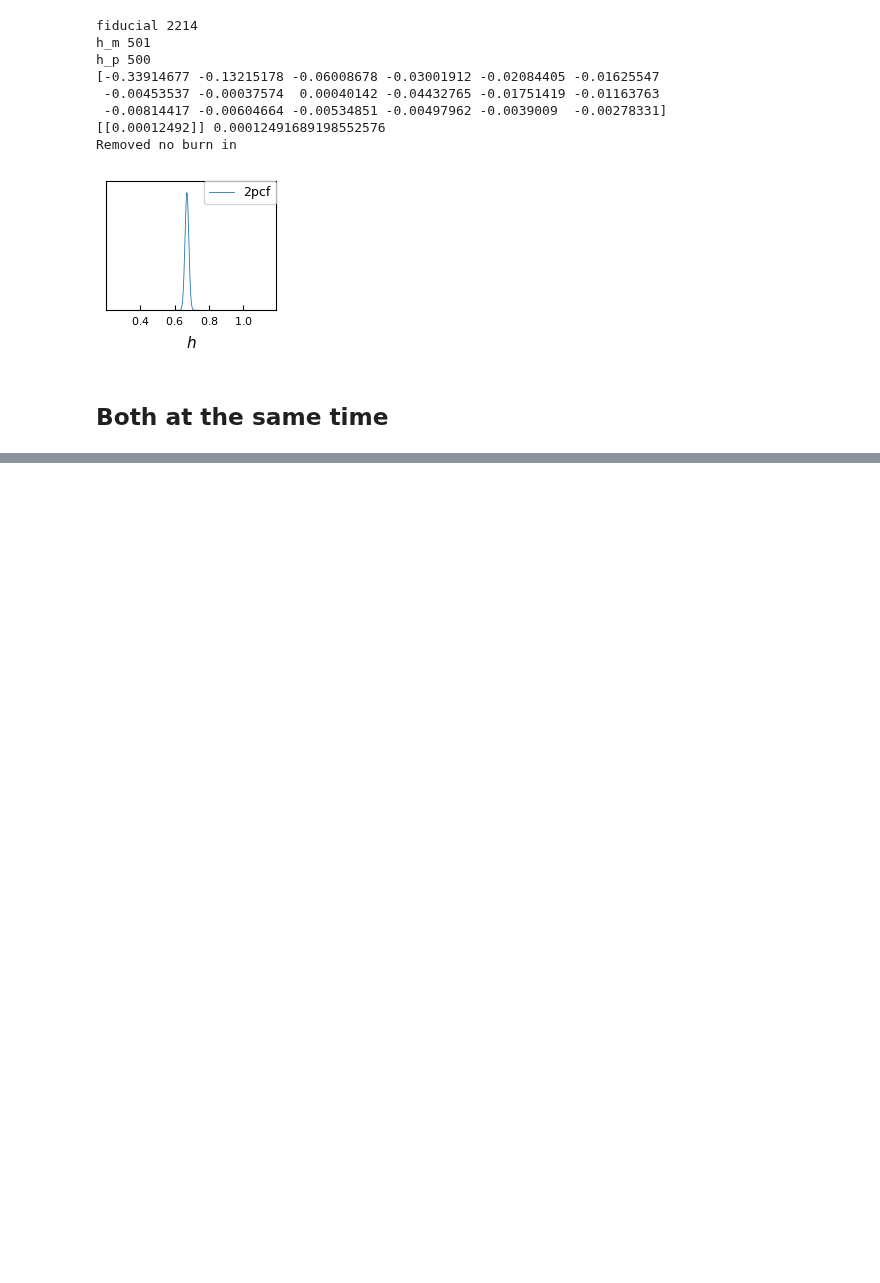
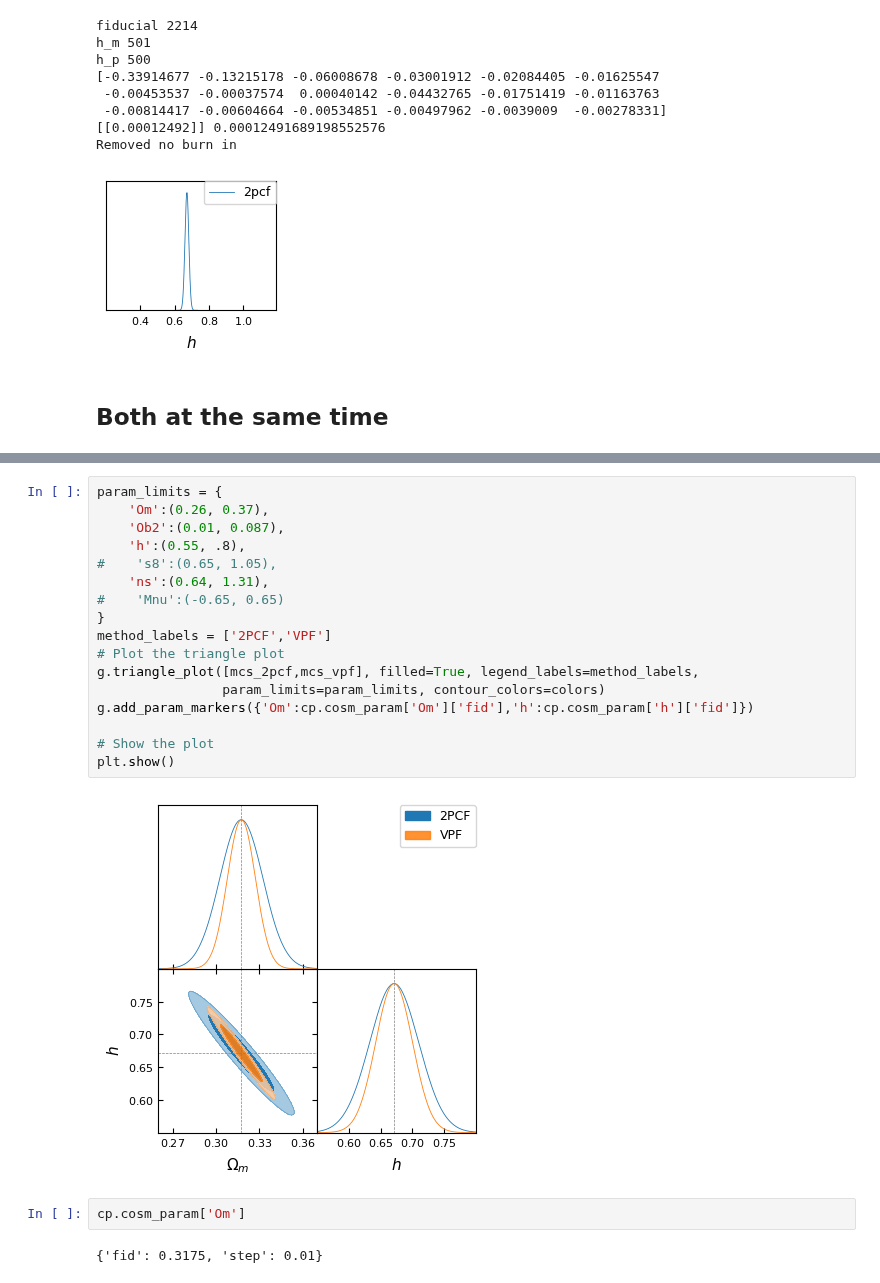
Before and after one commit to FedeDavilaKurban/VPF_Quijote, a Jupyter notebook: fisherMatrixComputation.ipynb, the cells around one changed output, grey strips where cells are left out. Saved outputs shown, nothing was run; the diff lists cells and outputs as text; blank space fills up the shorter version.

```diff
--- a/fisherMatrixComputation.ipynb
+++ b/fisherMatrixComputation.ipynb
@@ -1205,0 +1202,23 @@ Removed no burn in
+# %%
+param_limits = {
+    'Om':(0.26, 0.37),
+    'Ob2':(0.01, 0.087),
+    'h':(0.55, .8),
+#    's8':(0.65, 1.05),
+    'ns':(0.64, 1.31),
+#    'Mnu':(-0.65, 0.65)
+}
+method_labels = ['2PCF','VPF']
+# Plot the triangle plot
+g.triangle_plot([mcs_2pcf,mcs_vpf], filled=True, legend_labels=method_labels,
+                param_limits=param_limits, contour_colors=colors)
+g.add_param_markers({'Om':cp.cosm_param['Om']['fid'],'h':cp.cosm_param['h']['fid']})
+
+# Show the plot
+plt.show()
+# %% [output]
+[figure, added]
+# %%
+cp.cosm_param['Om']
+# %% [output]
+{'fid': 0.3175, 'step': 0.01}
```
Also changed, not shown: parts of 1 cell of this notebook, 1 other file.
